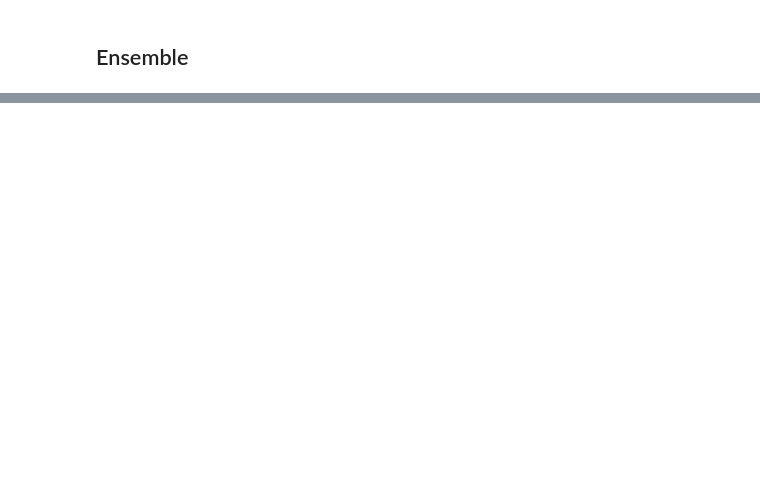
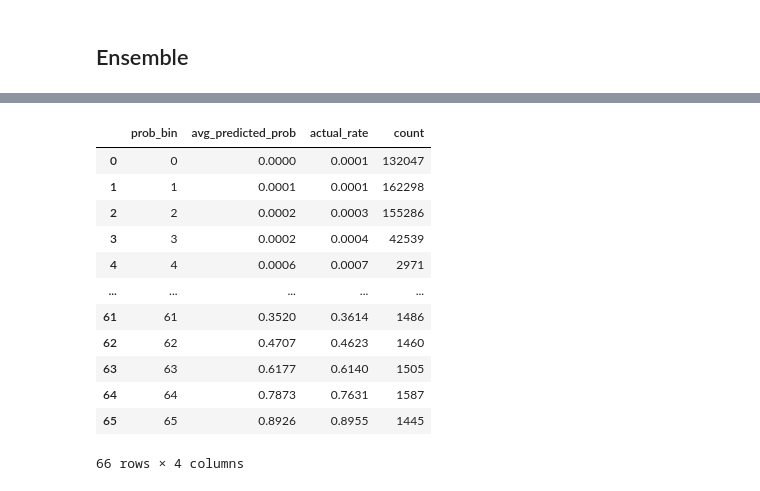
Before and after one commit to SeanVilloresi/freddie-data, a Jupyter notebook: Stress.ipynb, the cells around one changed output, grey strips where cells are left out. Saved outputs shown, nothing was run; the diff lists cells and outputs as text; code cells hidden in the pictures; blank space fills up the shorter version.

```diff
--- a/Stress.ipynb
+++ b/Stress.ipynb
@@ -364,9 +327,8 @@ import os
 # Create a folder to store models if it doesn't exist
 os.makedirs("ensemble_models", exist_ok=True)
 
-# Save each model individually
-for idx, model in enumerate(models):
-    joblib.dump(model, f"ensemble_models/xgb_model_seed_{seeds[idx]}.joblib")
+
+joblib.dump(model, f"ensemble_models/xgb_model_seed_{42}.joblib")
 
 print("Ensemble models saved.")
 # %%
@@ -448,0 +553,46 @@ plt.show()
+# %%
+# Build test-set calibration DataFrame
+df_test = pd.DataFrame({
+    'y_true': y_test,
+    'y_prob': calibrated_test   # or use preds_test if you want to bin raw scores instead
+})
+
+# Choose number of quantile bins (e.g. 1000 or fewer if you have fewer samples)
+n_q = 1000
+
+# Assign each test sample to a quantile bin
+df_test['prob_bin'] = pd.qcut(
+    df_test['y_prob'],
+    q=n_q,
+    labels=False,
+    duplicates='drop'
+)
+
+# Aggregate per‐bin stats
+calibration_df_test = (
+    df_test
+    .groupby('prob_bin')
+    .agg(
+        avg_predicted_prob=('y_prob', 'mean'),
+        actual_rate         =('y_true', 'mean'),
+        count               =('y_true', 'count')
+    )
+    .reset_index()
+    .round(4)
+)
+# %%
+calibration_df_test
+# %% [output]
+|  | prob_bin | avg_predicted_prob | actual_rate | count |
+| 0 | 0 | 0.0000 | 0.0001 | 132047 |
+| 1 | 1 | 0.0001 | 0.0001 | 162298 |
+| 2 | 2 | 0.0002 | 0.0003 | 155286 |
+| 3 | 3 | 0.0002 | 0.0004 | 42539 |
+| 4 | 4 | 0.0006 | 0.0007 | 2971 |
+| ... | ... | ... | ... | ... |
+| 61 | 61 | 0.3520 | 0.3614 | 1486 |
+| 62 | 62 | 0.4707 | 0.4623 | 1460 |
+| 63 | 63 | 0.6177 | 0.6140 | 1505 |
+| 64 | 64 | 0.7873 | 0.7631 | 1587 |
+| 65 | 65 | 0.8926 | 0.8955 | 1445 |
+66 rows × 4 columns
```
Also changed, not shown: parts of 14 cells of this notebook.
